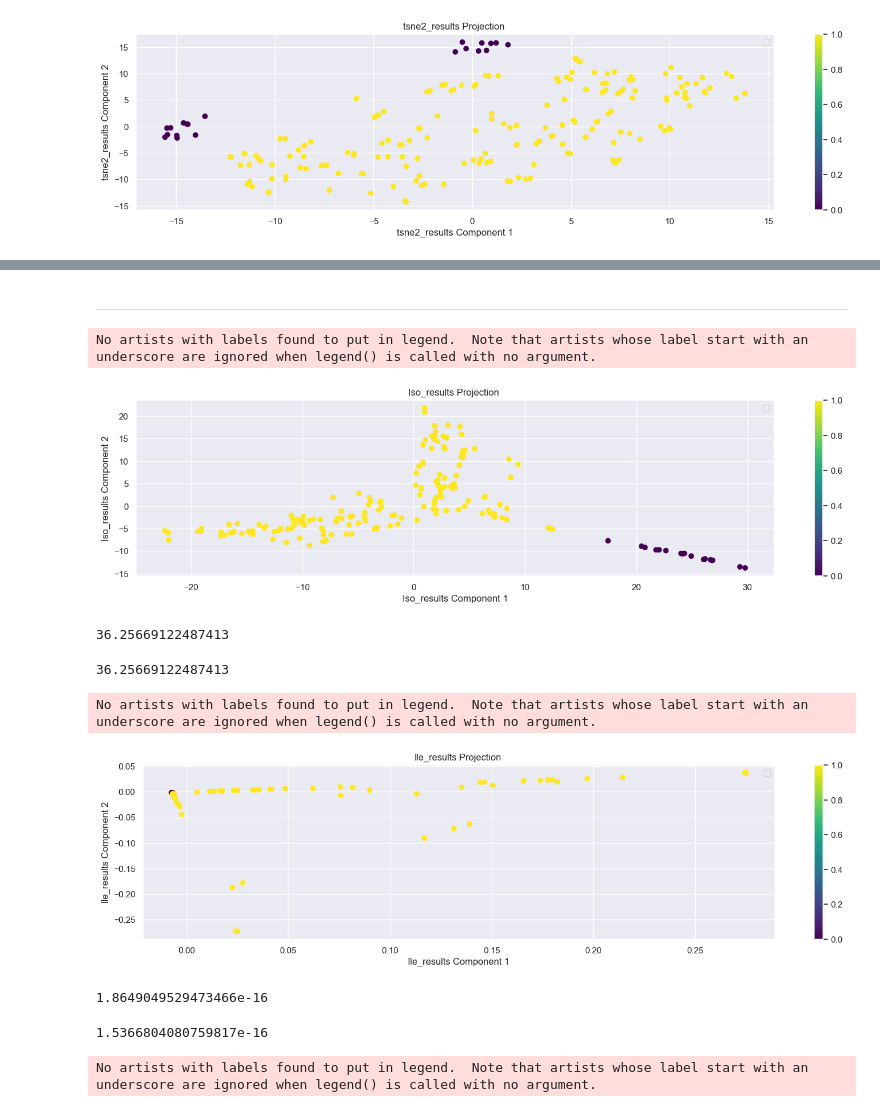
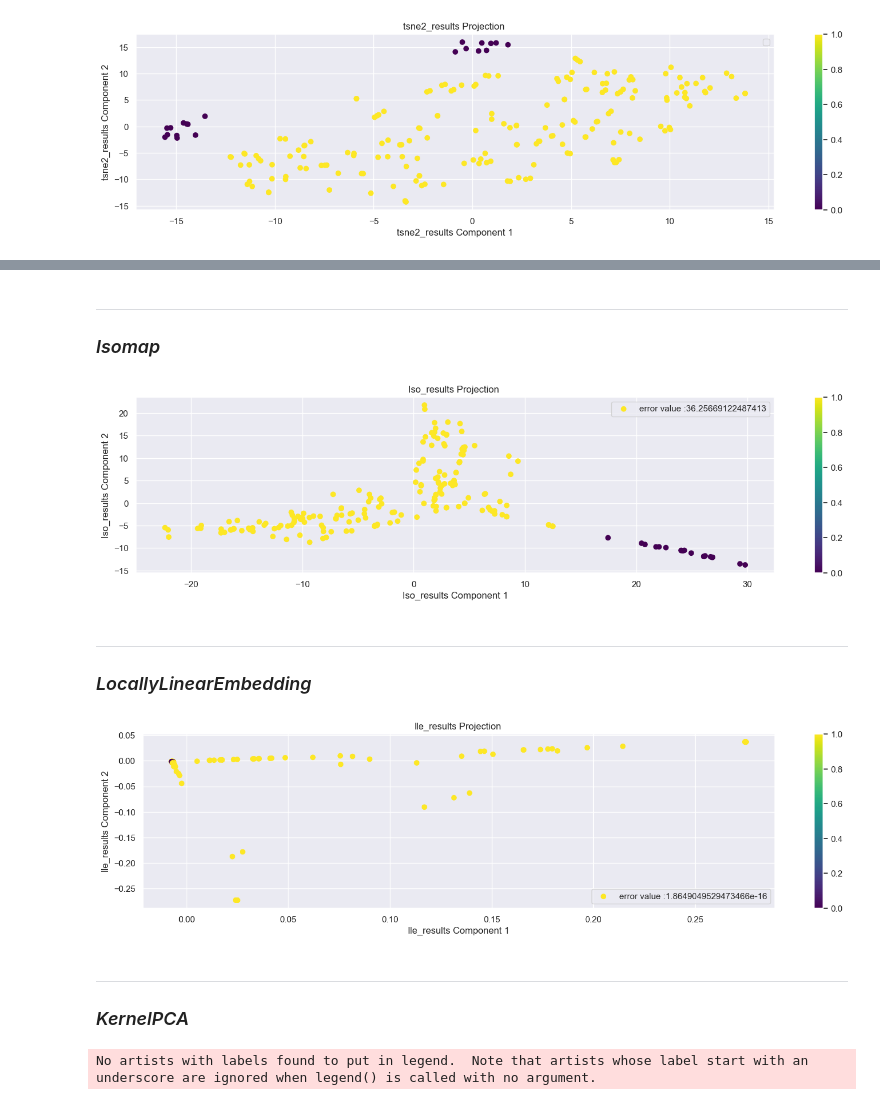
Before and after one commit to omars1234/Dimentional_Reduction_techniques, a Jupyter notebook: Dimentionality_Reduction.ipynb, the cells around one changed output, grey strips where cells are left out. Cells and saved outputs as stored; diff of their text form; code cells hidden in the pictures.

```diff
--- a/Dimentionality_Reduction.ipynb
+++ b/Dimentionality_Reduction.ipynb
@@ -272,13 +251,14 @@ fig.update_layout(
 fig.show()
 # %% [markdown]
 ---
+### *Isomap*
 # %%
 np.random.seed(42)
 from sklearn.manifold import Isomap  #Maintains global manifold structure using geodesic distances
 Iso=Isomap(n_components=3)
 Iso_results=Iso.fit_transform(preprocessed_data)
 plt.figure(figsize=(18, 4))
-plt.scatter(Iso_results[:, 0], Iso_results[:, 1],c=y,cmap='viridis')
+plt.scatter(Iso_results[:, 0], Iso_results[:, 1],c=y,cmap='viridis',label=f"error value :{Iso.reconstruction_error()}")
 plt.legend()
 plt.title("Iso_results Projection ")
 plt.xlabel("Iso_results Component 1")
@@ -287,12 +267,7 @@ plt.colorbar()
 plt.grid(True)
 plt.show();
 # %% [output]
-No artists with labels found to put in legend.  Note that artists whose label start with an underscore are ignored when legend() is called with no argument.
-[figure, old version]
+[figure, new version]
-# %%
-Iso.reconstruction_error()
-# %% [output]
-36.25669122487413
 # %%
 np.random.seed(42)
 from umap import UMAP
@@ -306,31 +281,25 @@ fig.update_layout(
     legend_title_text='y'
 )
 fig.show()
-# %%
-Iso_3c.reconstruction_error()
-# %% [output]
-36.25669122487413
+# %% [markdown]
+---
+### *LocallyLinearEmbedding*
 # %%
 np.random.seed(42)
 from sklearn.manifold import LocallyLinearEmbedding
 lle=LocallyLinearEmbedding(n_components=2)
 lle_results=lle.fit_transform(preprocessed_data)
 plt.figure(figsize=(18, 4))
-plt.scatter(lle_results[:, 0], lle_results[:, 1],c=y,cmap='viridis')
-plt.legend()
+plt.scatter(lle_results[:, 0], lle_results[:, 1],c=y,cmap='viridis',label=f"error value :{lle.reconstruction_error_}")
+plt.legend(loc="lower right")
 plt.title("lle_results Projection ")
 plt.xlabel("lle_results Component 1")
 plt.ylabel("lle_results Component 2")
 plt.colorbar()
 plt.grid(True)
 plt.show();
 # %% [output]
-No artists with labels found to put in legend.  Note that artists whose label start with an underscore are ignored when legend() is called with no argument.
-[figure, old version]
+[figure, new version]
-# %%
-lle.reconstruction_error_
-# %% [output]
-1.8649049529473466e-16
 # %%
 np.random.seed(42)
 from umap import UMAP
@@ -344,10 +313,9 @@ fig.update_layout(
     legend_title_text='y'
 )
 fig.show()
-# %%
-lle_3c.reconstruction_error_
-# %% [output]
-1.5366804080759817e-16
+# %% [markdown]
+---
+### *KernelPCA*
 # %%
 np.random.seed(42)
 from sklearn.decomposition import KernelPCA
```
Also changed, not shown: parts of 10 cells of this notebook, 1 other file.
